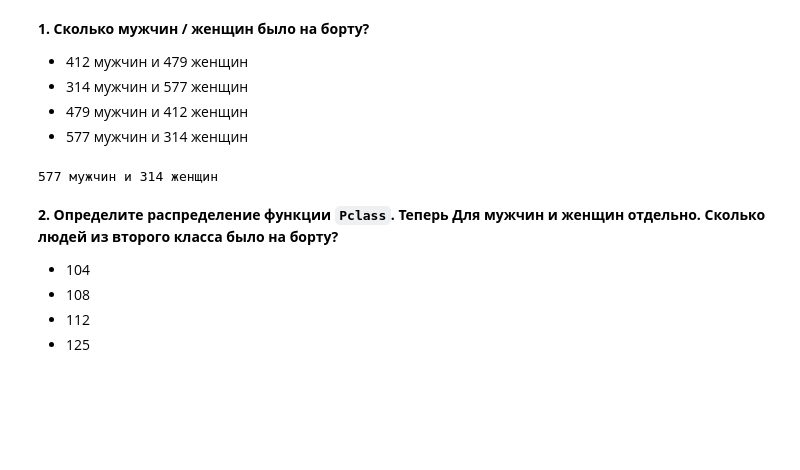
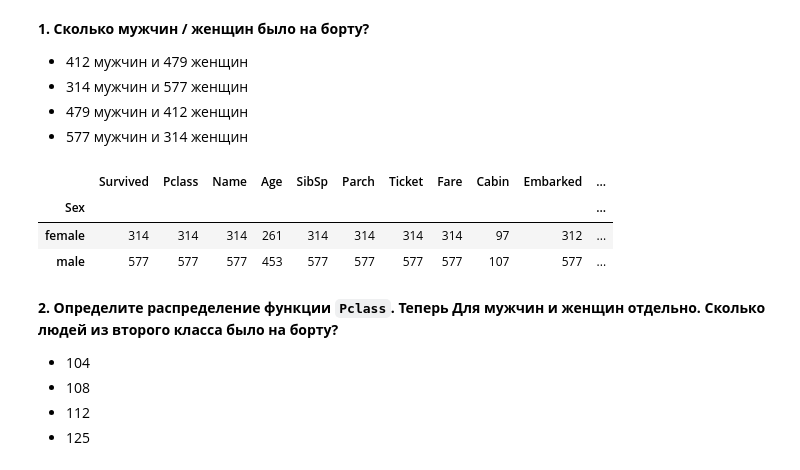
Before and after one commit to prankster972/ml_python, a Jupyter notebook: ml_course_ru/assignments/Lab01.ipynb, the cells around one changed output. Drawn from its saved outputs; the diff is of its cells as text; code cells hidden in the pictures; blank space fills up the shorter version.

```diff
--- a/ml_course_ru/assignments/Lab01.ipynb
+++ b/ml_course_ru/assignments/Lab01.ipynb
@@ -98,11 +96,15 @@ data['Age_category'] = data['Age'].apply(age_category)
 - 479 мужчин и 412 женщин
 - 577 мужчин и 314 женщин
 # %%
-male_count = data[(data['Sex'] == 'male')].Sex.count()
-female_count = data[(data['Sex'] == 'female')].Sex.count()
-print(str(male_count) + " мужчин и " + str(female_count) + " женщин")
+# male_count = data[(data['Sex'] == 'male')].Sex.count()
+# female_count = data[(data['Sex'] == 'female')].Sex.count()
+# print(str(male_count) + " мужчин и " + str(female_count) + " женщин")
+data.groupby('Sex').count()
 # %% [output]
-577 мужчин и 314 женщин
+|  | Survived | Pclass | Name | Age | SibSp | Parch | Ticket | Fare | Cabin | Embarked | ... |
+| Sex |  |  |  |  |  |  |  |  |  |  | ... |
+| female | 314 | 314 | 314 | 261 | 314 | 314 | 314 | 314 | 97 | 312 | ... |
+| male | 577 | 577 | 577 | 453 | 577 | 577 | 577 | 577 | 107 | 577 | ... |
 # %% [markdown]
 **2. Определите распределение функции `Pclass`. Теперь Для мужчин и женщин отдельно. Сколько людей из второго класса было на борту?**
 - 104
```
Also changed, not shown: parts of 5 cells of this notebook.
